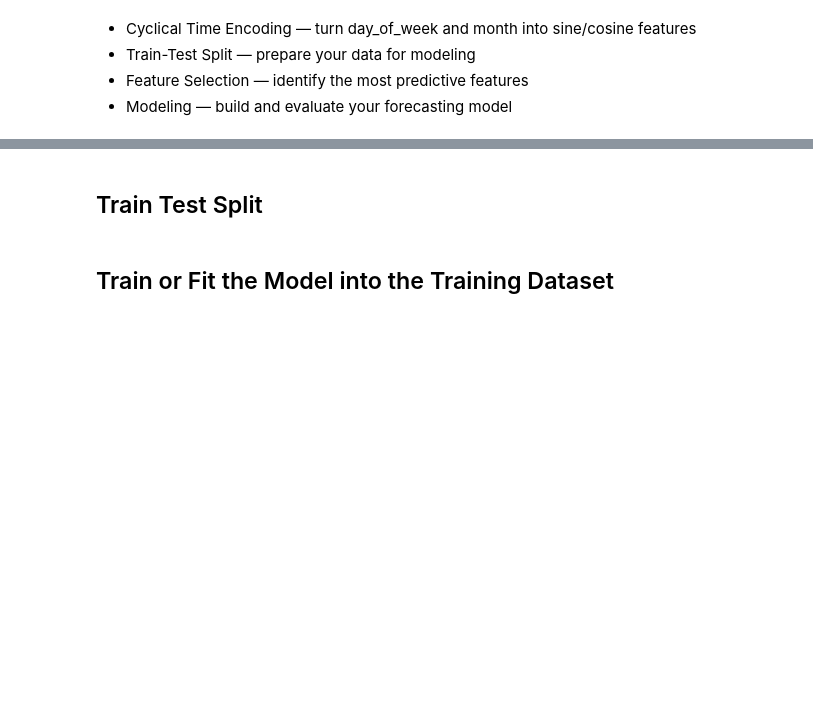
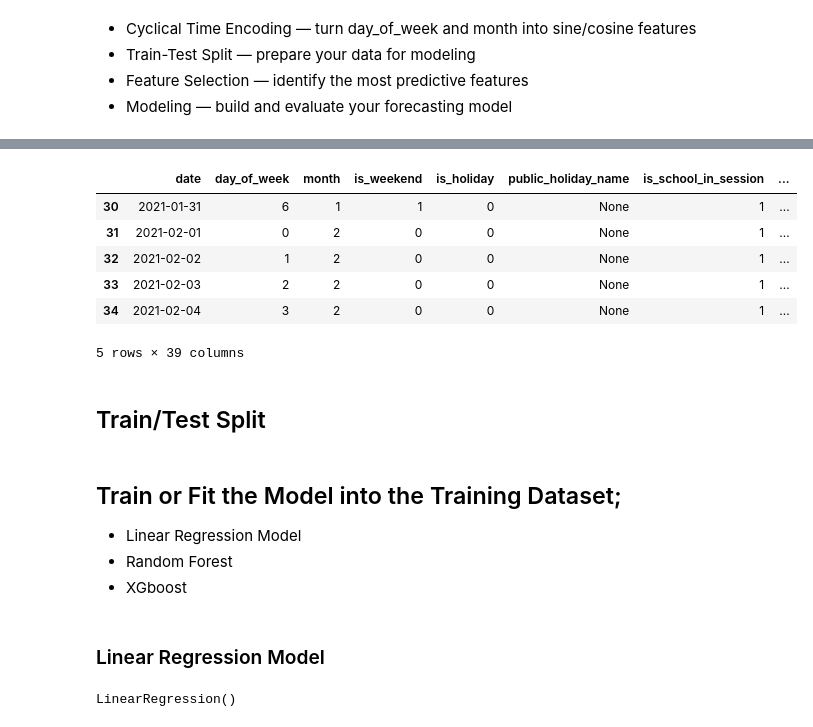
Before and after one commit to Olamilekanvic/Pizza-Sales-Prediction, a Jupyter notebook: daily_pizza_sales_prediction.ipynb, the cells around one changed output, grey strips where cells are left out. Drawn from its saved outputs; the diff is of its cells as text; code cells hidden in the pictures; blank space fills up the shorter version.

```diff
--- a/daily_pizza_sales_prediction.ipynb
+++ b/daily_pizza_sales_prediction.ipynb
@@ -267,0 +588,16 @@ df
+# %%
+df['traffic_promo'] = df['foot_traffic_index'] * df['promotion']
+df['holiday_promo'] = df['is_holiday'] * df['promotion']
+df['weekend_promo'] = df['is_weekend'] * df['promotion']
+df['school_promo'] = df['is_school_in_session'] * df['promotion']
+df['holiday_traffic'] = df['is_holiday'] * df['foot_traffic_index']
+# %%
+df.head()
+# %% [output]
+|  | date | day_of_week | month | is_weekend | is_holiday | public_holiday_name | is_school_in_session | ... |
+| 30 | 2021-01-31 | 6 | 1 | 1 | 0 | None | 1 | ... |
+| 31 | 2021-02-01 | 0 | 2 | 0 | 0 | None | 1 | ... |
+| 32 | 2021-02-02 | 1 | 2 | 0 | 0 | None | 1 | ... |
+| 33 | 2021-02-03 | 2 | 2 | 0 | 0 | None | 1 | ... |
+| 34 | 2021-02-04 | 3 | 2 | 0 | 0 | None | 1 | ... |
+5 rows × 39 columns
@@ -268,2 +609,2 @@ df
 # %% [markdown]
-## Train Test Split
+## Train/Test Split
@@ -270,2 +624,15 @@ df
 # %% [markdown]
-## Train or Fit the Model into the Training Dataset
+## Train or Fit the Model into the Training Dataset;
+- Linear Regression Model
+- Random Forest
+- XGboost
+# %% [markdown]
+### Linear Regression Model
+# %%
+# Fit the Linear Regression Model on the Scaled Data
+
+from sklearn.linear_model import LinearRegression
+regressor = LinearRegression()
+regressor.fit(X_train_scaled, y_train)
+# %% [output]
+LinearRegression()
```
Also changed, not shown: parts of 39 cells of this notebook.
